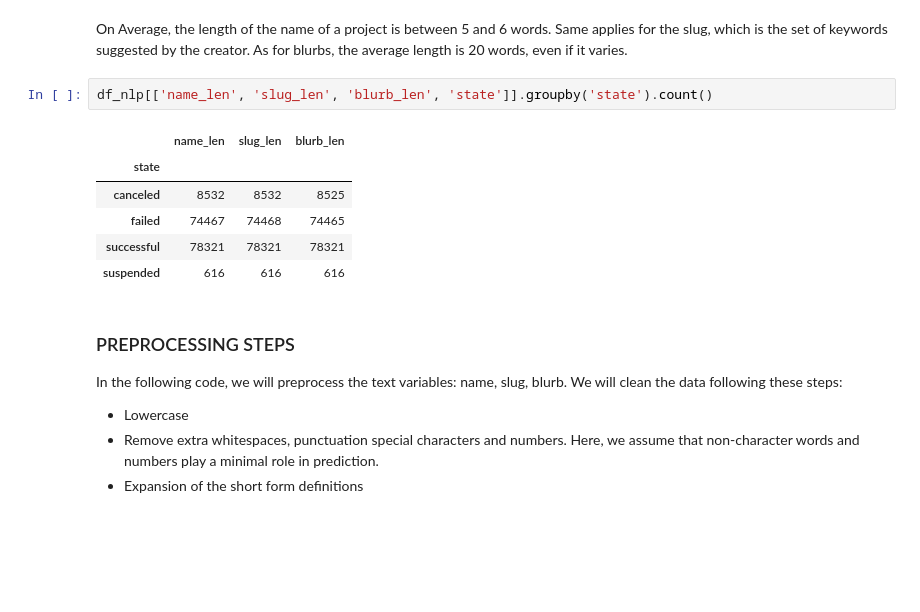
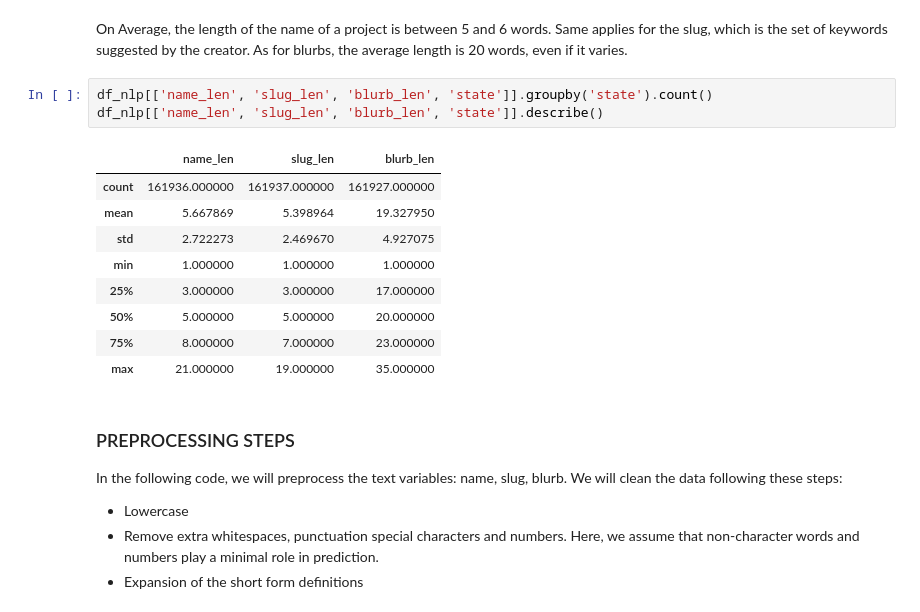
Before and after one commit to domitrut/ML_GROUP6, a Jupyter notebook: NLP_trials.ipynb, the cells around one changed output. Saved outputs shown, nothing was run; the diff lists cells and outputs as text; blank space fills up the shorter version.

```diff
--- a/NLP_trials.ipynb
+++ b/NLP_trials.ipynb
@@ -100,13 +92,17 @@ Name: state, dtype: int64
 On Average, the length of the name of a project is between 5 and 6 words. Same applies for the slug, which is the set of keywords suggested by the creator. As for blurbs, the average length is 20 words, even if it varies.
 # %%
 df_nlp[['name_len', 'slug_len', 'blurb_len', 'state']].groupby('state').count()
+df_nlp[['name_len', 'slug_len', 'blurb_len', 'state']].describe()
 # %% [output]
 |  | name_len | slug_len | blurb_len |
-| state |  |  |  |
-| canceled | 8532 | 8532 | 8525 |
-| failed | 74467 | 74468 | 74465 |
-| successful | 78321 | 78321 | 78321 |
-| suspended | 616 | 616 | 616 |
+| count | 161936.000000 | 161937.000000 | 161927.000000 |
+| mean | 5.667869 | 5.398964 | 19.327950 |
+| std | 2.722273 | 2.469670 | 4.927075 |
+| min | 1.000000 | 1.000000 | 1.000000 |
+| 25% | 3.000000 | 3.000000 | 17.000000 |
+| 50% | 5.000000 | 5.000000 | 20.000000 |
+| 75% | 8.000000 | 7.000000 | 23.000000 |
+| max | 21.000000 | 19.000000 | 35.000000 |
 # %% [markdown]
 ### PREPROCESSING STEPS
 In the following code, we will preprocess the text variables: name, slug, blurb.
```
Also changed, not shown: parts of 19 cells of this notebook, 2 other files.
